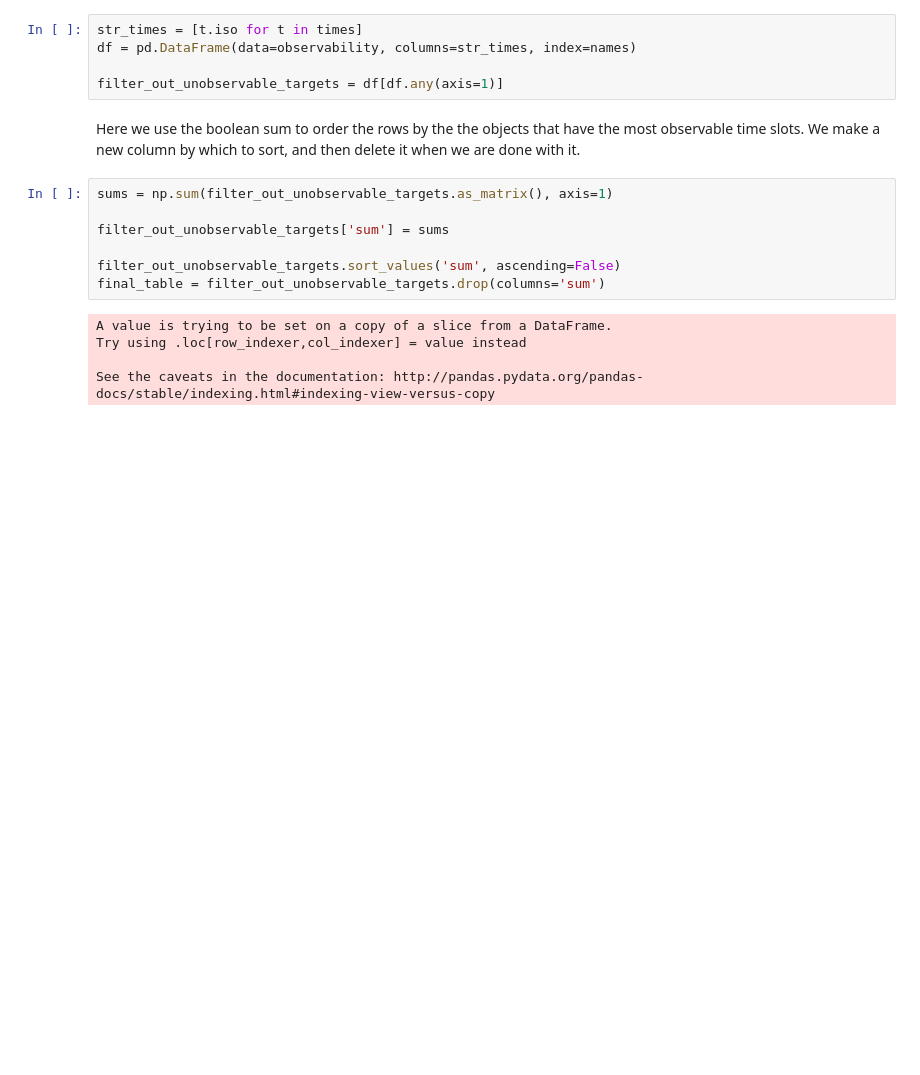
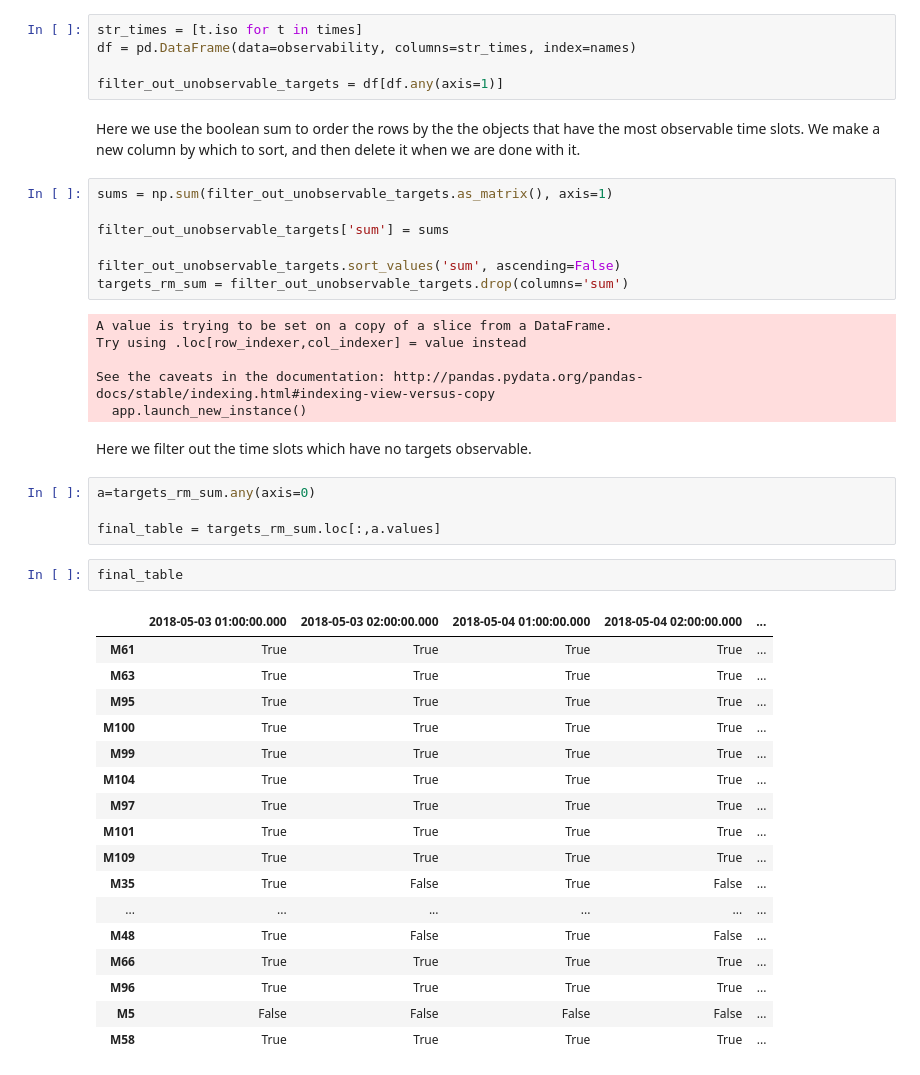
Before and after one commit to bmorris3/whatsup, a Jupyter notebook: draft.ipynb, the cells around one changed output. Cells and saved outputs as stored; diff of their text form; blank space fills up the shorter version.

```diff
--- a/draft.ipynb
+++ b/draft.ipynb
@@ -94,12 +94,39 @@ sums = np.sum(filter_out_unobservable_targets.as_matrix(), axis=1)
 filter_out_unobservable_targets['sum'] = sums
 
 filter_out_unobservable_targets.sort_values('sum', ascending=False)
-final_table = filter_out_unobservable_targets.drop(columns='sum')
+targets_rm_sum = filter_out_unobservable_targets.drop(columns='sum')
 # %% [output]
 A value is trying to be set on a copy of a slice from a DataFrame.
 Try using .loc[row_indexer,col_indexer] = value instead
 
 See the caveats in the documentation: http://pandas.pydata.org/pandas-docs/stable/indexing.html#indexing-view-versus-copy
+  app.launch_new_instance()
+# %% [markdown]
+Here we filter out the time slots which have no targets observable.
+# %%
+a=targets_rm_sum.any(axis=0)
+
+final_table = targets_rm_sum.loc[:,a.values]
+# %%
+final_table
+# %% [output]
+|  | 2018-05-03 01:00:00.000 | 2018-05-03 02:00:00.000 | 2018-05-04 01:00:00.000 | 2018-05-04 02:00:00.000 | ... |
+| M61 | True | True | True | True | ... |
+| M63 | True | True | True | True | ... |
+| M95 | True | True | True | True | ... |
+| M100 | True | True | True | True | ... |
+| M99 | True | True | True | True | ... |
+| M104 | True | True | True | True | ... |
+| M97 | True | True | True | True | ... |
+| M101 | True | True | True | True | ... |
+| M109 | True | True | True | True | ... |
+| M35 | True | False | True | False | ... |
+| ... | ... | ... | ... | ... | ... |
+| M48 | True | False | True | False | ... |
+| M66 | True | True | True | True | ... |
+| M96 | True | True | True | True | ... |
+| M5 | False | False | False | False | ... |
+| M58 | True | True | True | True | ... |
 # %%
 %matplotlib inline
 import matplotlib.pyplot as plt
```
Also changed, not shown: parts of 1 cell of this notebook.
